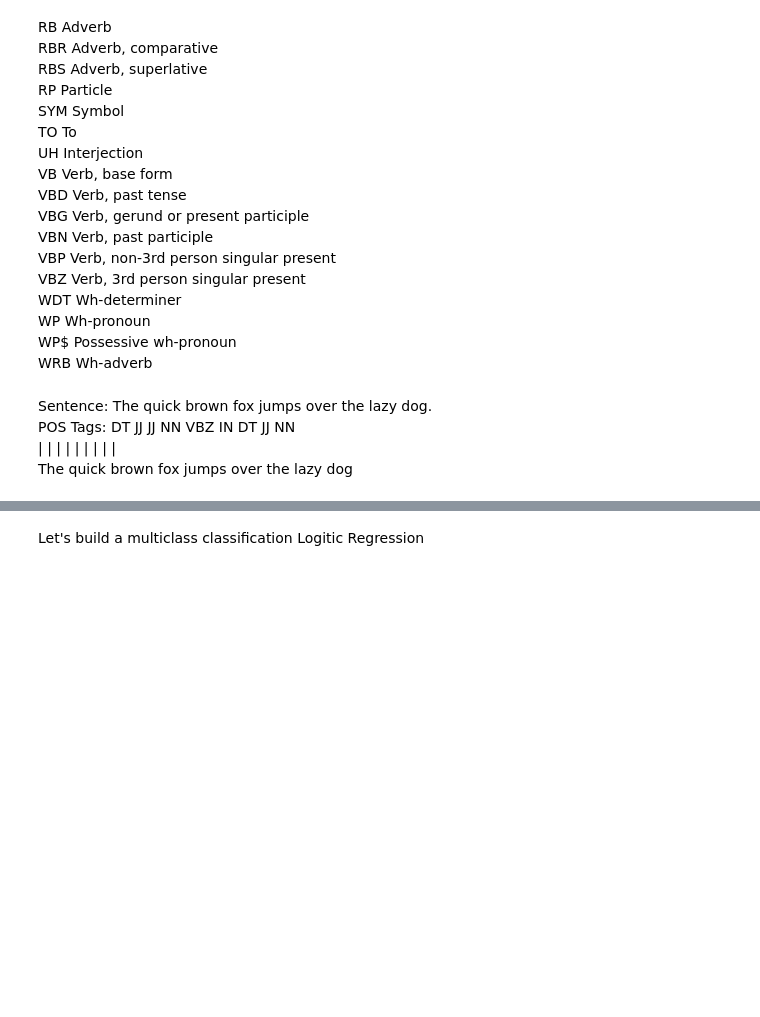
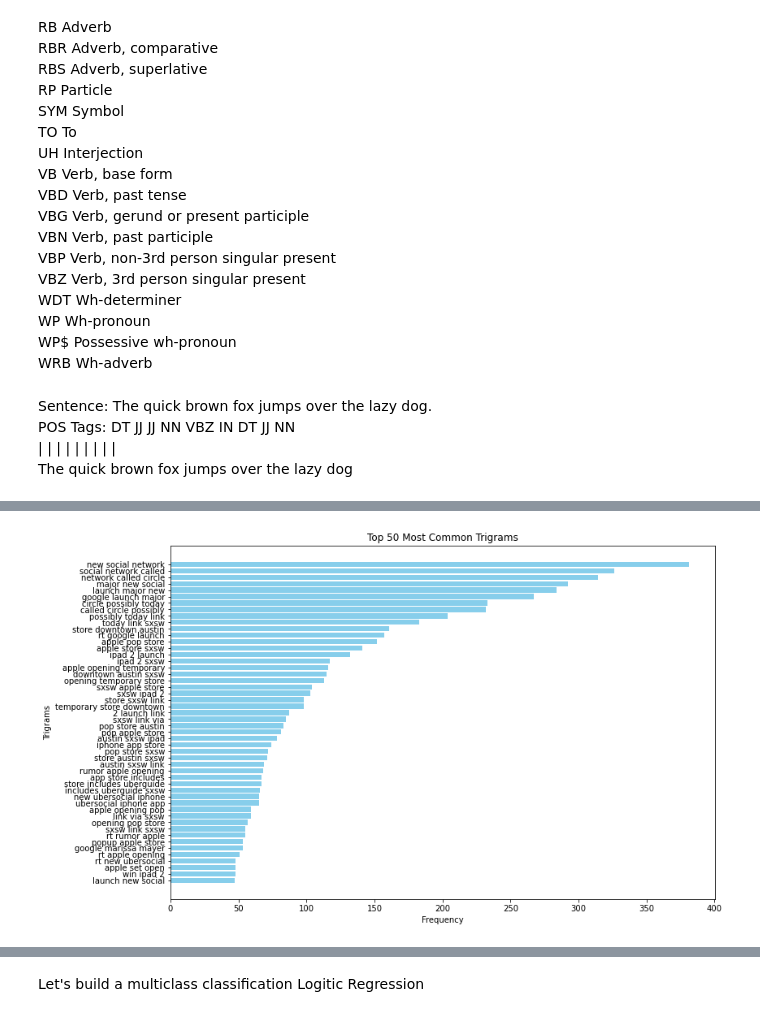
Before and after one commit to byrdwcrawford/NLP-Sentiment-Classification, a Jupyter notebook: NLP Notebook.ipynb, the cells around one changed output, grey strips where cells are left out. Cells and saved outputs as stored; diff of their text form; code cells hidden in the pictures; blank space fills up the shorter version.

```diff
--- a/NLP Notebook.ipynb
+++ b/NLP Notebook.ipynb
@@ -369,0 +428,24 @@ POS Tags: DT  JJ    JJ    NN  VBZ   IN   DT  JJ   NN
+# %%
+# Flatten the list of bigrams
+all_trigrams = [trigram for sublist in df['trigrams'] for trigram in sublist]
+
+# Count the frequency of each bigram
+trigram_freq = Counter(all_trigrams)
+
+# Get the top 50 most common bigrams
+top_50_trigrams = trigram_freq.most_common(50)
+
+# Prepare data for the histogram
+trigrams, counts = zip(*top_50_trigrams)
+trigram_labels = [' '.join(trigram) for trigram in trigrams]
+
+# Plot the histogram
+plt.figure(figsize=(12, 8))
+plt.barh(trigram_labels, counts, color='skyblue')
+plt.xlabel('Frequency')
+plt.ylabel('Trigrams')
+plt.title('Top 50 Most Common Trigrams')
+plt.gca().invert_yaxis()  # Invert y-axis to have the highest frequency at the top
+plt.show()
+# %% [output]
+[figure, added]
```
Also changed, not shown: parts of 18 cells of this notebook.
